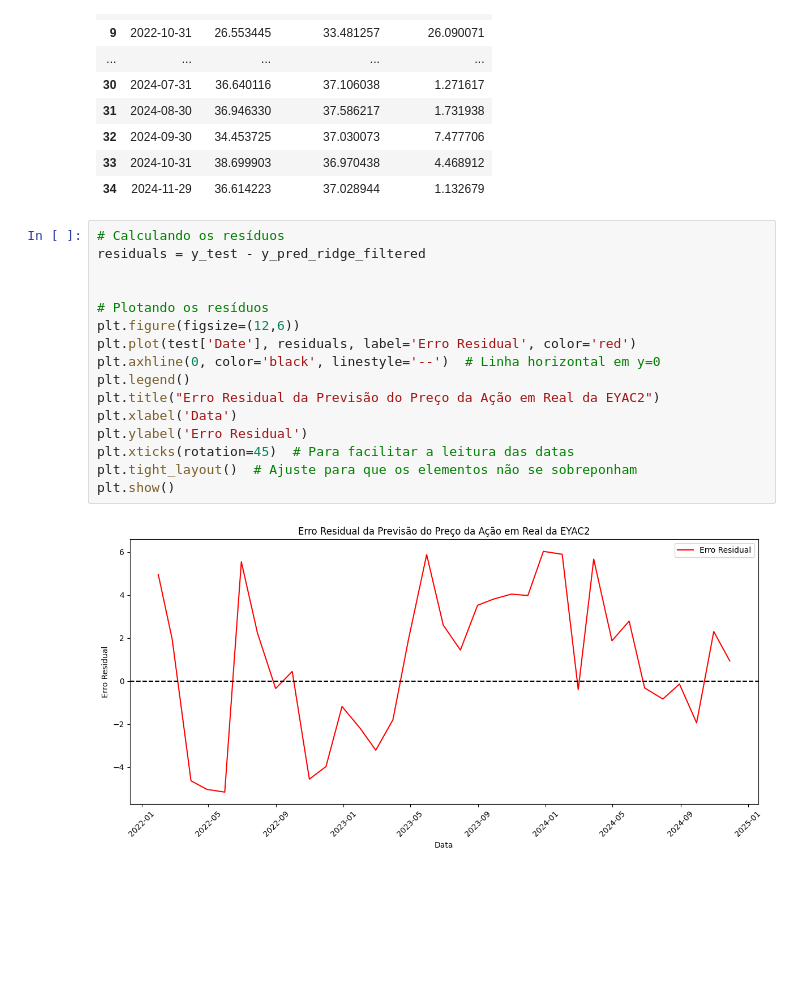
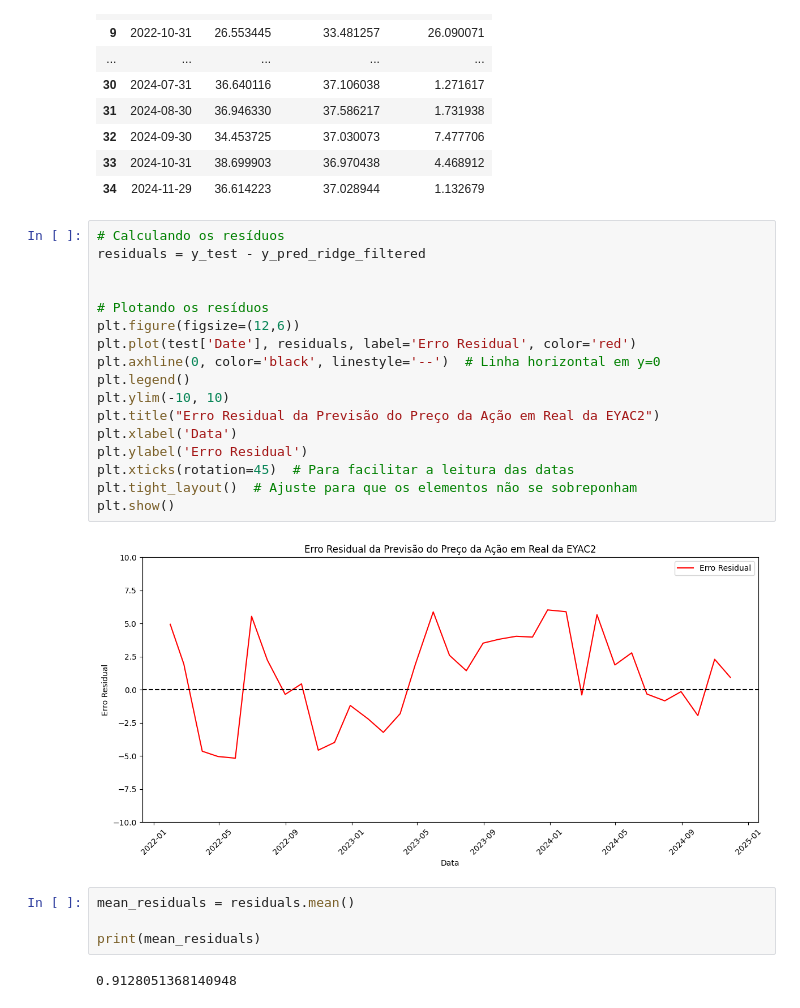
Before and after one commit to Juanpcsdev/Oil-Stock-Project, a Jupyter notebook: Notebooks/Analise/analisePreditiva_real.ipynb, the cells around one changed output. Saved outputs shown, nothing was run; the diff lists cells and outputs as text; blank space fills up the shorter version.

```diff
--- a/Notebooks/Analise/analisePreditiva_real.ipynb
+++ b/Notebooks/Analise/analisePreditiva_real.ipynb
@@ -1090,18 +1090,25 @@ comparison_df[['Date', 'target_Real', 'target_Predicted', 'percentual_erro']].to
 # %%
 # Calculando os resíduos
 residuals = y_test - y_pred_ridge_filtered
 
 
 # Plotando os resíduos
 plt.figure(figsize=(12,6))
 plt.plot(test['Date'], residuals, label='Erro Residual', color='red')
 plt.axhline(0, color='black', linestyle='--')  # Linha horizontal em y=0
 plt.legend()
+plt.ylim(-10, 10)
 plt.title("Erro Residual da Previsão do Preço da Ação em Real da EYAC2")
 plt.xlabel('Data')
 plt.ylabel('Erro Residual')
 plt.xticks(rotation=45)  # Para facilitar a leitura das datas
 plt.tight_layout()  # Ajuste para que os elementos não se sobreponham
 plt.show()
 # %% [output]
-[figure, old version]
+[figure, new version]
+# %%
+mean_residuals = residuals.mean()
+
+print(mean_residuals)
+# %% [output]
+0.9128051368140948
```
Also changed, not shown: parts of 2 cells of this notebook, 2 other files.
